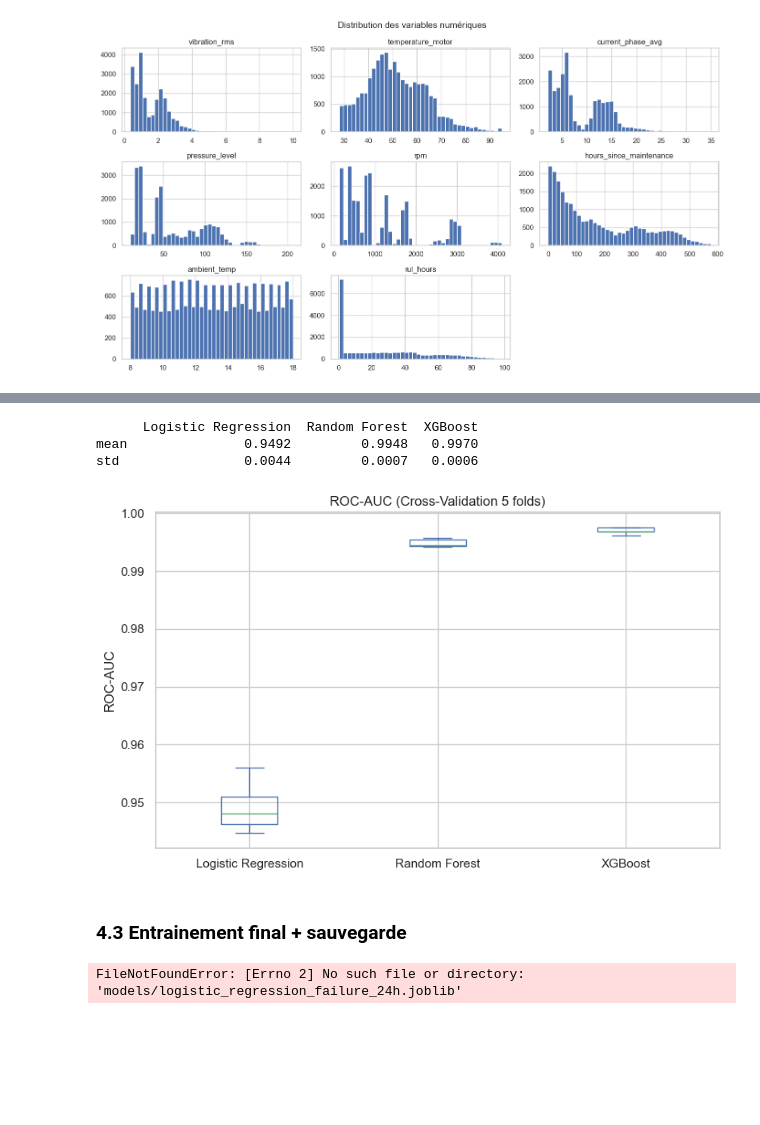
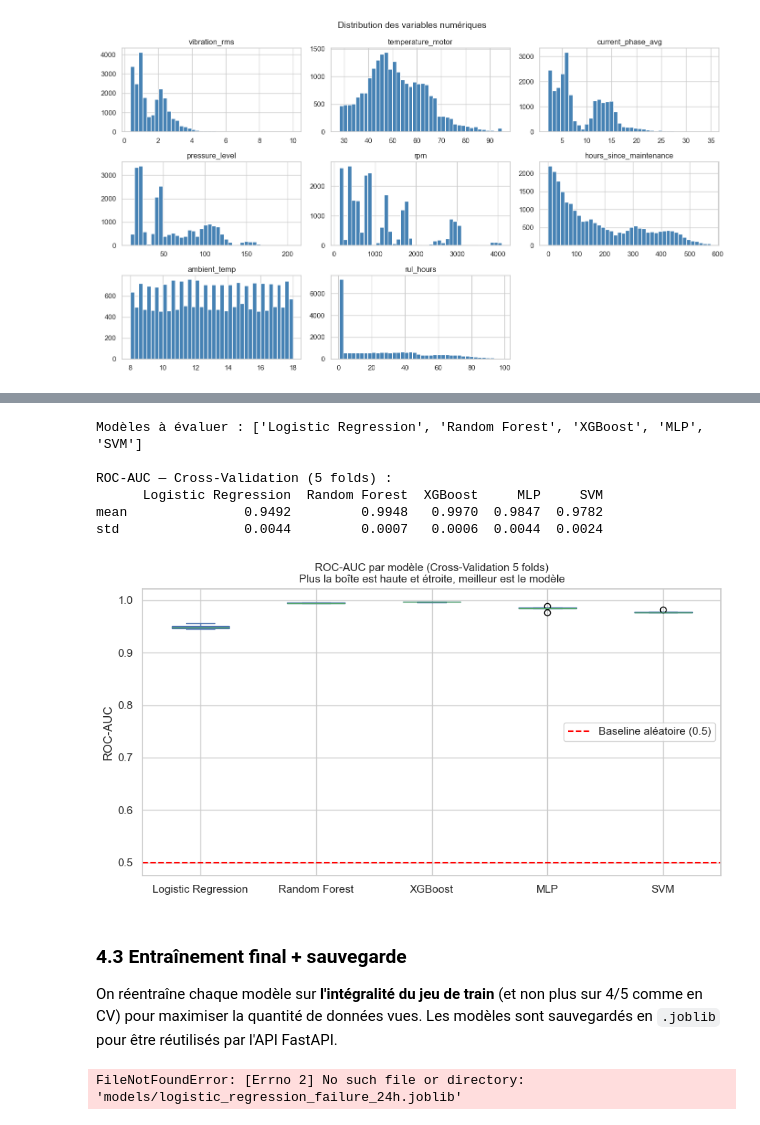
Before and after one commit to Remi-Petit/Data-Science-EFREI, a Jupyter notebook: IA/Sujet_1/notebook/maintenance_ml.ipynb, the cells around one changed output, grey strips where cells are left out. Cells and saved outputs as stored; diff of their text form; code cells hidden in the pictures; blank space fills up the shorter version.

```diff
--- a/IA/Sujet_1/notebook/maintenance_ml.ipynb
+++ b/IA/Sujet_1/notebook/maintenance_ml.ipynb
@@ -163,20 +298,34 @@ Taux de pannes (train) : 14.81%
 # %%
 models = build_pipelines()
+print(f"Modèles à évaluer : {list(models.keys())}\n")
+
 cv_results = cross_validate_models(models, X_train, y_train)
 
+# Tableau récapitulatif : moyenne ± écart-type pour chaque modèle
 cv_df = pd.DataFrame(cv_results)
-print(cv_df.agg(['mean', 'std']).round(4))
+summary = cv_df.agg(['mean', 'std']).round(4)
+print("ROC-AUC — Cross-Validation (5 folds) :")
+print(summary.to_string())
 
-cv_df.plot(kind='box', figsize=(8, 5))
-plt.title('ROC-AUC (Cross-Validation 5 folds)')
-plt.ylabel('ROC-AUC')
+# Visualisation
+fig, ax = plt.subplots(figsize=(9, 5))
+cv_df.plot(kind='box', ax=ax, patch_artist=True)
+ax.set_title('ROC-AUC par modèle (Cross-Validation 5 folds)\nPlus la boîte est haute et étroite, meilleur est le modèle', fontsize=11)
+ax.set_ylabel('ROC-AUC')
+ax.axhline(0.5, color='red', linestyle='--', label='Baseline aléatoire (0.5)')
+ax.legend()
 plt.tight_layout()
 plt.show()
 # %% [output]
-      Logistic Regression  Random Forest  XGBoost
-mean               0.9492         0.9948   0.9970
-std                0.0044         0.0007   0.0006
+Modèles à évaluer : ['Logistic Regression', 'Random Forest', 'XGBoost', 'MLP', 'SVM']
+
+ROC-AUC — Cross-Validation (5 folds) :
+      Logistic Regression  Random Forest  XGBoost     MLP     SVM
+mean               0.9492         0.9948   0.9970  0.9847  0.9782
+std                0.0044         0.0007   0.0006  0.0044  0.0024
-[figure, old version]
+[figure, new version]
 # %% [markdown]
-### 4.3 Entrainement final + sauvegarde
+### 4.3 Entraînement final + sauvegarde
+
+On réentraîne chaque modèle sur **l'intégralité du jeu de train** (et non plus sur 4/5 comme en CV) pour maximiser la quantité de données vues. Les modèles sont sauvegardés en `.joblib` pour être réutilisés par l'API FastAPI.
 # %%
```
Also changed, not shown: parts of 30 cells of this notebook.
